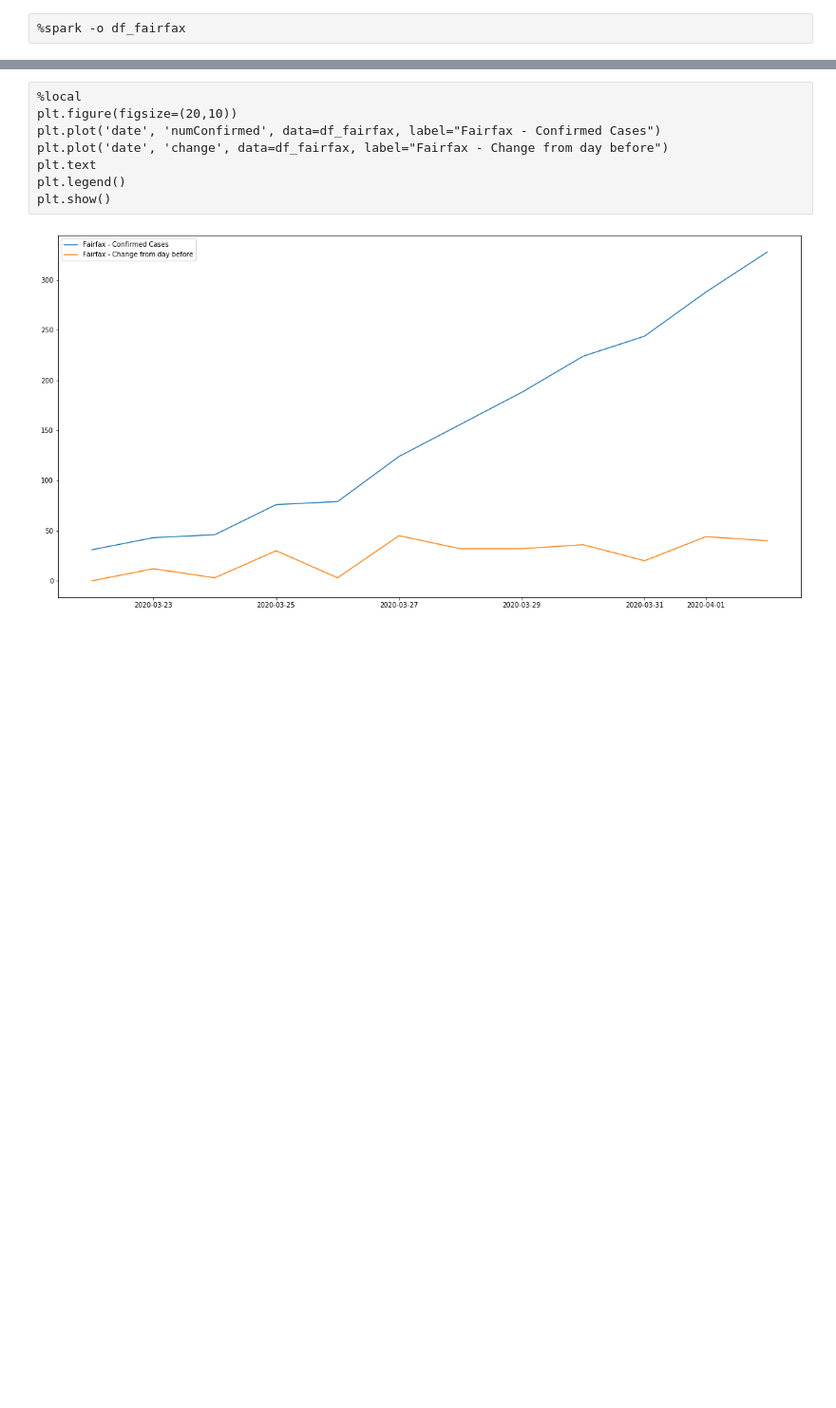
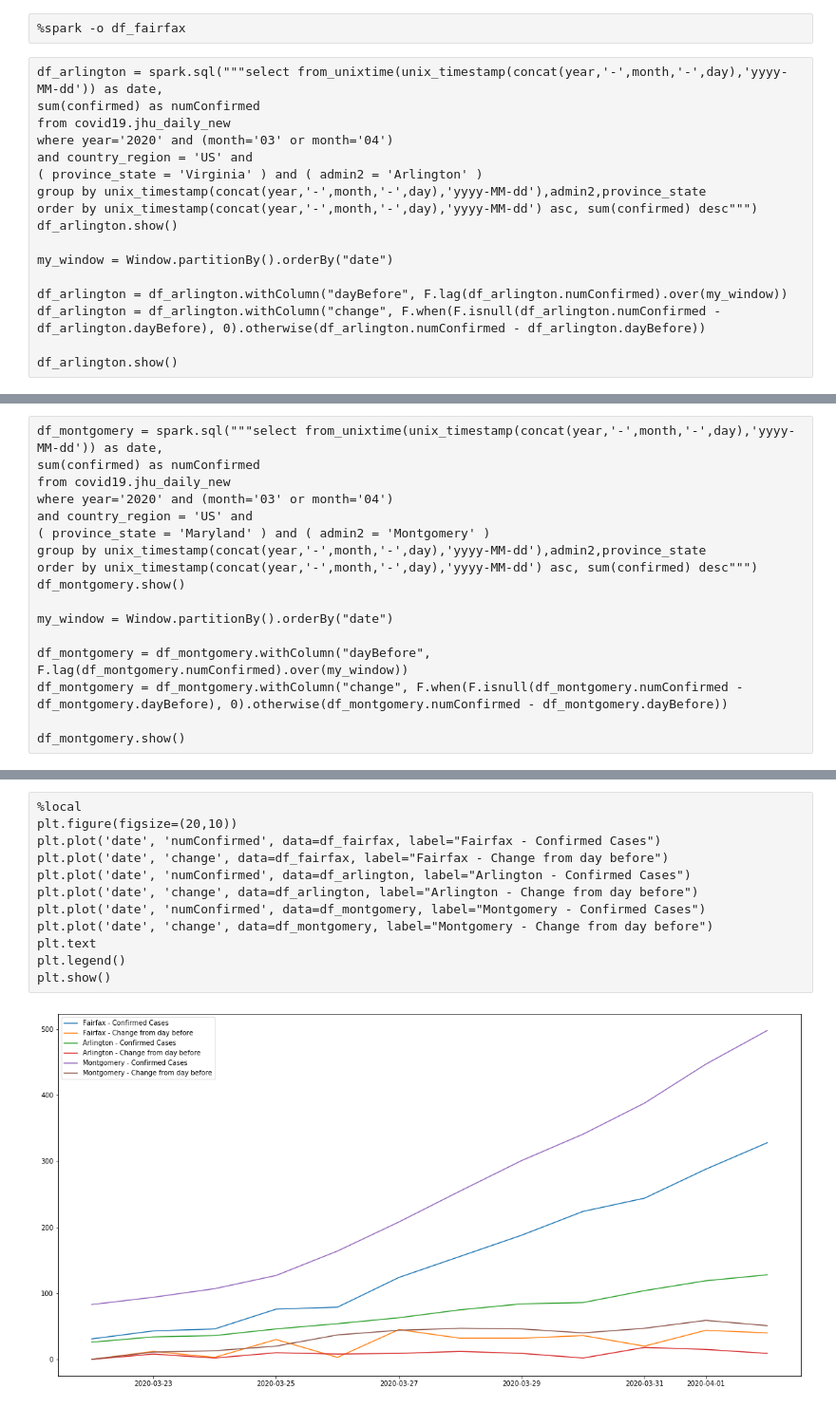
Before and after one commit to mtwtan/covid19, a Jupyter notebook: jhu/notebooks/covid19_jhu.ipynb, the cells around one changed output, grey strips where cells are left out. Shown at 95% size. Cells and saved outputs as stored; diff of their text form; blank space fills up the shorter version.

```diff
--- a/jhu/notebooks/covid19_jhu.ipynb
+++ b/jhu/notebooks/covid19_jhu.ipynb
@@ -234,3 +204,20 @@ df_fairfax.show()
 +-------------------+------------+---------+------+
 # %%
 %spark -o df_fairfax
+# %%
+df_arlington = spark.sql("""select from_unixtime(unix_timestamp(concat(year,'-',month,'-',day),'yyyy-MM-dd')) as date,
+sum(confirmed) as numConfirmed
+from covid19.jhu_daily_new
+where year='2020' and (month='03' or month='04')
+and country_region = 'US' and
+( province_state = 'Virginia' ) and ( admin2 = 'Arlington' )
+group by unix_timestamp(concat(year,'-',month,'-',day),'yyyy-MM-dd'),admin2,province_state
+order by unix_timestamp(concat(year,'-',month,'-',day),'yyyy-MM-dd') asc, sum(confirmed) desc""")
+df_arlington.show()
+
+my_window = Window.partitionBy().orderBy("date")
+
+df_arlington = df_arlington.withColumn("dayBefore", F.lag(df_arlington.numConfirmed).over(my_window))
+df_arlington = df_arlington.withColumn("change", F.when(F.isnull(df_arlington.numConfirmed - df_arlington.dayBefore), 0).otherwise(df_arlington.numConfirmed - df_arlington.dayBefore))
+
+df_arlington.show()
@@ -236,0 +245,17 @@ df_fairfax.show()
+# %%
+df_montgomery = spark.sql("""select from_unixtime(unix_timestamp(concat(year,'-',month,'-',day),'yyyy-MM-dd')) as date,
+sum(confirmed) as numConfirmed
+from covid19.jhu_daily_new
+where year='2020' and (month='03' or month='04')
+and country_region = 'US' and
+( province_state = 'Maryland' ) and ( admin2 = 'Montgomery' )
+group by unix_timestamp(concat(year,'-',month,'-',day),'yyyy-MM-dd'),admin2,province_state
+order by unix_timestamp(concat(year,'-',month,'-',day),'yyyy-MM-dd') asc, sum(confirmed) desc""")
+df_montgomery.show()
+
+my_window = Window.partitionBy().orderBy("date")
+
+df_montgomery = df_montgomery.withColumn("dayBefore", F.lag(df_montgomery.numConfirmed).over(my_window))
+df_montgomery = df_montgomery.withColumn("change", F.when(F.isnull(df_montgomery.numConfirmed - df_montgomery.dayBefore), 0).otherwise(df_montgomery.numConfirmed - df_montgomery.dayBefore))
+
+df_montgomery.show()
@@ -237,10 +283,14 @@ df_fairfax.show()
 # %%
 %local
 plt.figure(figsize=(20,10))
 plt.plot('date', 'numConfirmed', data=df_fairfax, label="Fairfax - Confirmed Cases")
 plt.plot('date', 'change', data=df_fairfax, label="Fairfax - Change from day before")
+plt.plot('date', 'numConfirmed', data=df_arlington, label="Arlington - Confirmed Cases")
+plt.plot('date', 'change', data=df_arlington, label="Arlington - Change from day before")
+plt.plot('date', 'numConfirmed', data=df_montgomery, label="Montgomery - Confirmed Cases")
+plt.plot('date', 'change', data=df_montgomery, label="Montgomery - Change from day before")
 plt.text
 plt.legend()
 plt.show()
 # %% [output]
-[figure, old version]
+[figure, new version]
```
Also changed, not shown: parts of 11 cells of this notebook.
